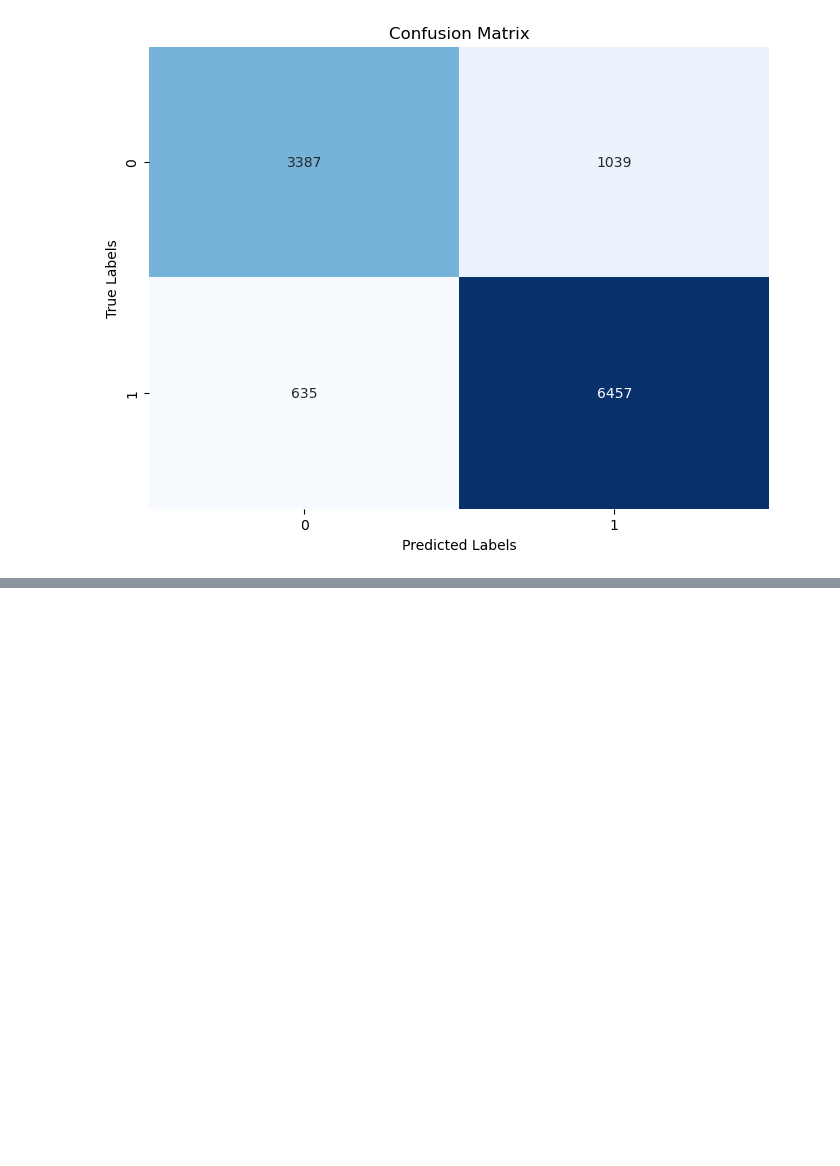
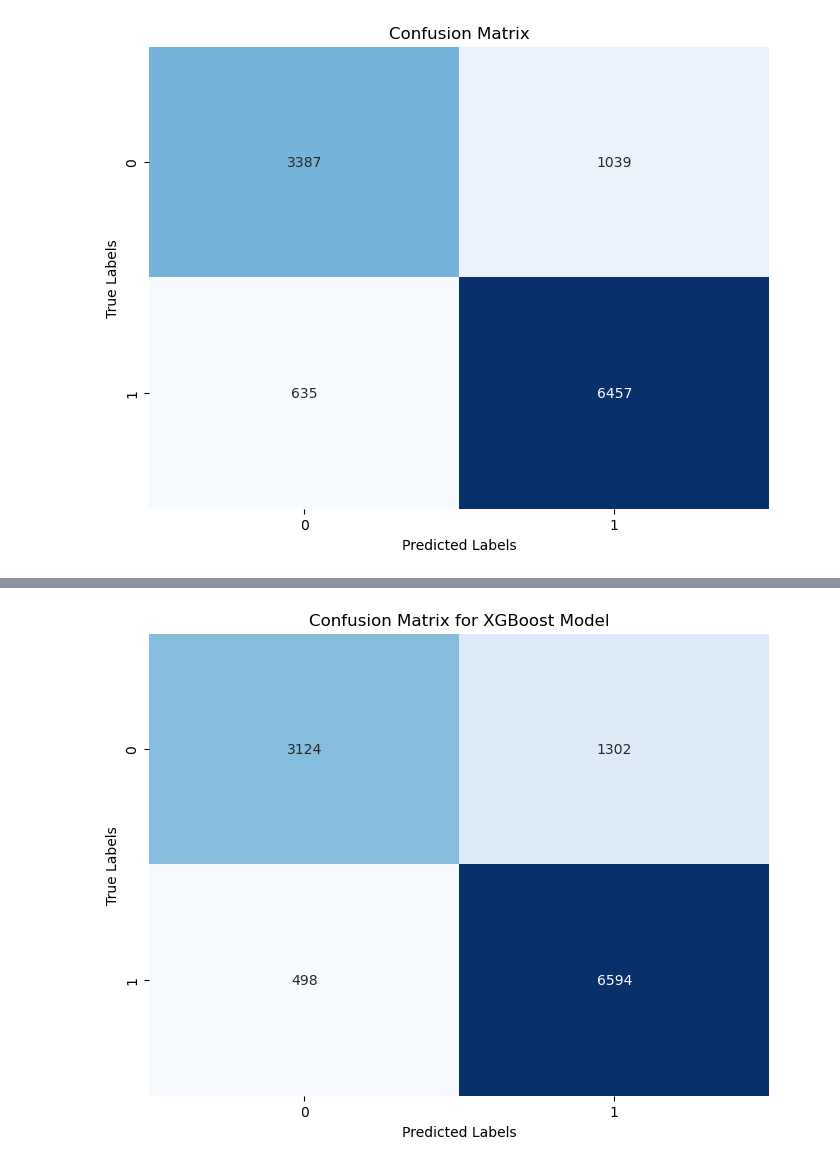
Before and after one commit to jguzzo522/twaterwell, a Jupyter notebook: tanwaterwell.ipynb, the cells around one changed output, grey strips where cells are left out. Drawn from its saved outputs; the diff is of its cells as text; code cells hidden in the pictures; blank space fills up the shorter version.

```diff
--- a/tanwaterwell.ipynb
+++ b/tanwaterwell.ipynb
@@ -1556,10 +1563,0 @@ print(nan_rows)
-# %%
-# Select categorical columns
-categorical_columns = merged_data.select_dtypes(include=['object']).columns.tolist()
-
-# Dummy encode categorical columns
-merged_data_encoded = pd.get_dummies(merged_data, columns=categorical_columns)
-
-# Check for NaNs in the encoded dataset
-nan_counts = merged_data_encoded.isnull().sum()
-print(nan_counts[nan_counts > 0])
@@ -1587,0 +1624,16 @@ print("NaNs in 'decade_construction' after categorization:", merged_data['decade
+# %%
+import matplotlib.pyplot as plt
+import seaborn as sns
+
+# Assuming you have already calculated the confusion matrix
+conf_matrix_xgb = confusion_matrix(y_test, y_pred_xgb)
+
+# Plotting the confusion matrix
+plt.figure(figsize=(8, 6))
+sns.heatmap(conf_matrix_xgb, annot=True, fmt='d', cmap='Blues', cbar=False)
+plt.xlabel('Predicted Labels')
+plt.ylabel('True Labels')
+plt.title('Confusion Matrix for XGBoost Model')
+plt.show()
+# %% [output]
+[figure, added]
```
Also changed, not shown: parts of 27 cells of this notebook.
